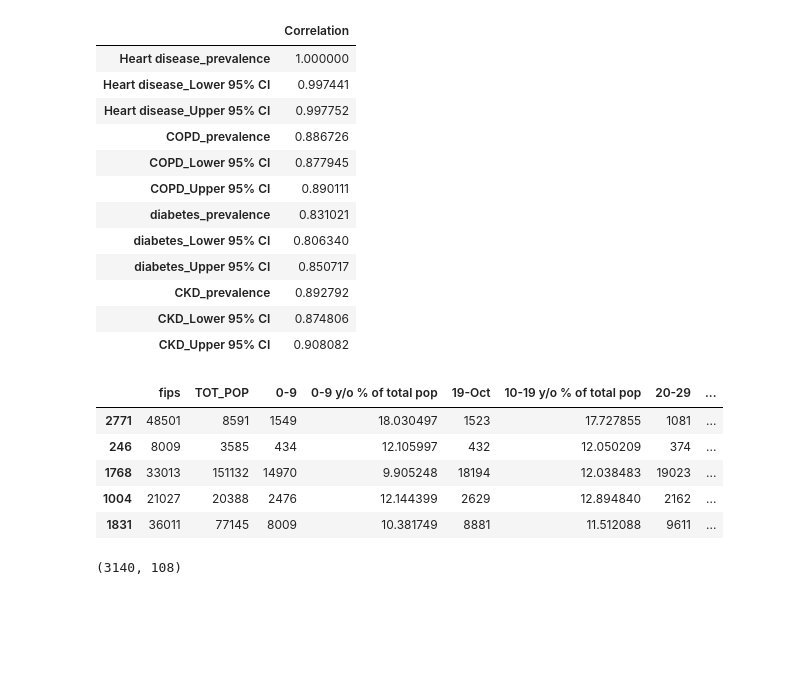
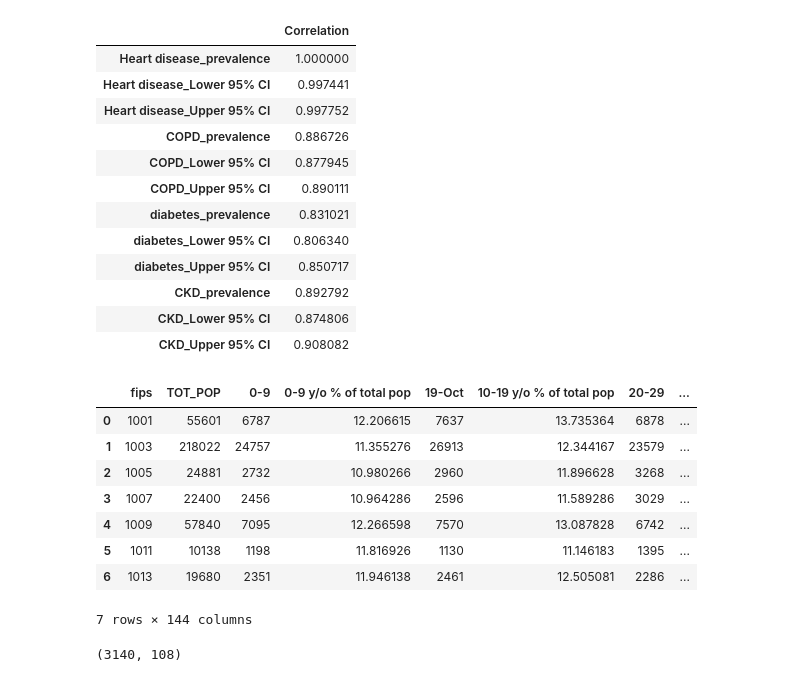
Before and after one commit to jgayosof/regularized-linear-regression, a Jupyter notebook: src/explore.ipynb, the cells around one changed output. Drawn from its saved outputs; the diff is of its cells as text; code cells hidden in the pictures; blank space fills up the shorter version.

```diff
--- a/src/explore.ipynb
+++ b/src/explore.ipynb
@@ -20,8 +20,6 @@ from sklearn.model_selection import train_test_split
 from sklearn.metrics import mean_squared_error, r2_score
 # %%
 # Importing the CSV here
-df = pd.read_csv('https://raw.githubusercontent.com/4GeeksAcademy/regularized-linear-regression-project-tutorial/main/dataset.csv')
-
-# dataframe = pd.read_csv('../path/to/file.csv')
-# dataframe.describe()
+df_raw = pd.read_csv('https://raw.githubusercontent.com/4GeeksAcademy/regularized-linear-regression-project-tutorial/main/dataset.csv')
+df_raw.to_csv('../data/raw/dataset_raw')
 # %%
@@ -117,15 +117,18 @@ df_heart_disease[abs(df_heart_disease['Correlation']) > X]
 # %%
 not_interest_variables = ['Heart disease_prevalence', 'Heart disease_Lower 95% CI', 'Heart disease_Upper 95% CI', 'COPD_prevalence', 'COPD_Lower 95% CI', 'COPD_Upper 95% CI', 'diabetes_prevalence', 'diabetes_Lower 95% CI', 'diabetes_Upper 95% CI', 'CKD_prevalence', 'CKD_Lower 95% CI', 'CKD_Upper 95% CI']
 
-X = df.drop(not_interest_variables, axis=1)
-y = df['Heart disease_prevalence']
+X = df_raw.drop(not_interest_variables, axis=1)
+y = df_raw['Heart disease_prevalence']
-# %%
-X.sample(5)
-# %% [output]
-|  | fips | TOT_POP | 0-9 | 0-9 y/o % of total pop | 19-Oct | 10-19 y/o % of total pop | 20-29 | ... |
-| 2771 | 48501 | 8591 | 1549 | 18.030497 | 1523 | 17.727855 | 1081 | ... |
-| 246 | 8009 | 3585 | 434 | 12.105997 | 432 | 12.050209 | 374 | ... |
-| 1768 | 33013 | 151132 | 14970 | 9.905248 | 18194 | 12.038483 | 19023 | ... |
-| 1004 | 21027 | 20388 | 2476 | 12.144399 | 2629 | 12.894840 | 2162 | ... |
-| 1831 | 36011 | 77145 | 8009 | 10.381749 | 8881 | 11.512088 | 9611 | ... |
+# %%
+X.head(7)
+# %% [output]
+|  | fips | TOT_POP | 0-9 | 0-9 y/o % of total pop | 19-Oct | 10-19 y/o % of total pop | 20-29 | ... |
+| 0 | 1001 | 55601 | 6787 | 12.206615 | 7637 | 13.735364 | 6878 | ... |
+| 1 | 1003 | 218022 | 24757 | 11.355276 | 26913 | 12.344167 | 23579 | ... |
+| 2 | 1005 | 24881 | 2732 | 10.980266 | 2960 | 11.896628 | 3268 | ... |
+| 3 | 1007 | 22400 | 2456 | 10.964286 | 2596 | 11.589286 | 3029 | ... |
+| 4 | 1009 | 57840 | 7095 | 12.266598 | 7570 | 13.087828 | 6742 | ... |
+| 5 | 1011 | 10138 | 1198 | 11.816926 | 1130 | 11.146183 | 1395 | ... |
+| 6 | 1013 | 19680 | 2351 | 11.946138 | 2461 | 12.505081 | 2286 | ... |
+7 rows × 144 columns
 # %%
```
Also changed, not shown: parts of 22 cells of this notebook, 1 other file.
